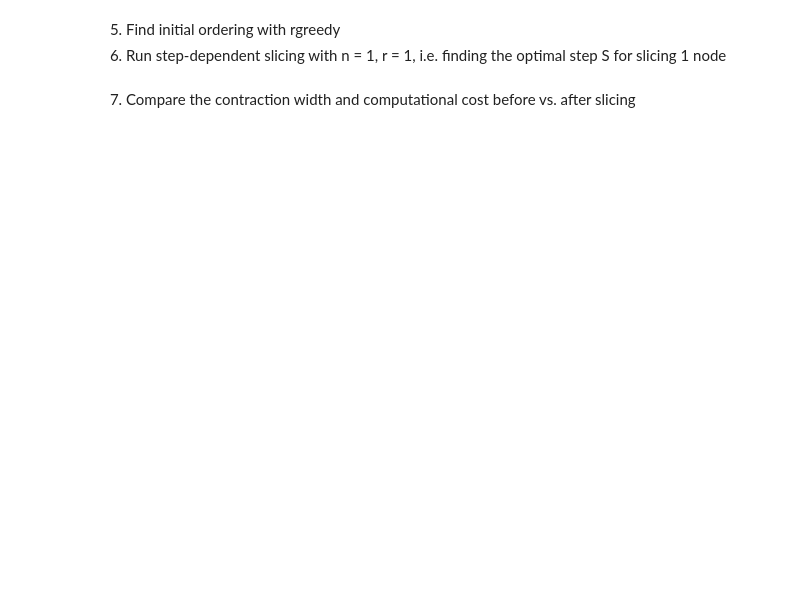
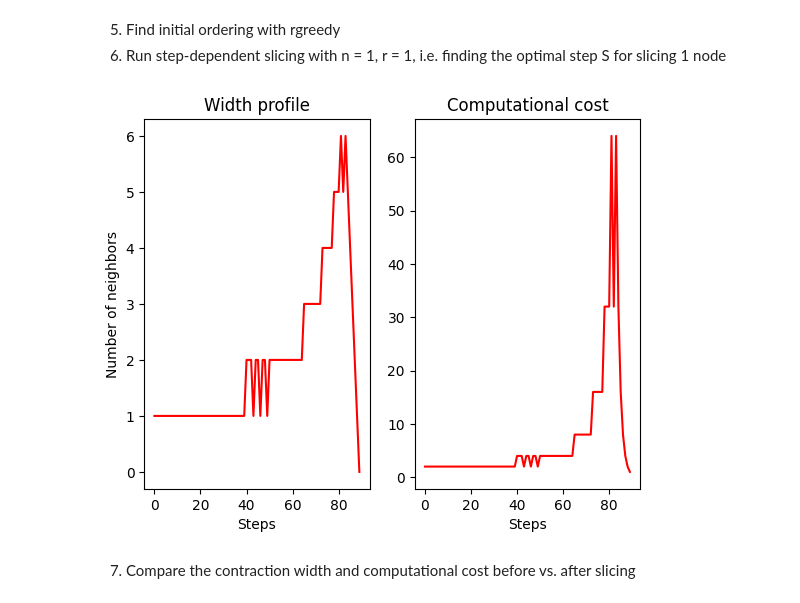
Before and after one commit to richardm1234/stepDependentSlicing_AQC, a Jupyter notebook: demo.ipynb, the cells around one changed output. Saved outputs shown, nothing was run; the diff lists cells and outputs as text; code cells hidden in the pictures; blank space fills up the shorter version.

```diff
--- a/demo.ipynb
+++ b/demo.ipynb
@@ -41,6 +41,9 @@ Number of edges: 130
 # %%
 order, widths, width = rgreedy(LG, 0.02, 200)
 schedule, newWidths, newWidth = stepDependentSlicing(LG, order, widths)
+plotNeighbors(widths)
+# %% [output]
+[figure, added]
 # %% [markdown]
 7. Compare the contraction width and computational cost before vs. after slicing
 # %%
```
Also changed, not shown: parts of 4 cells of this notebook, 1 other file.
